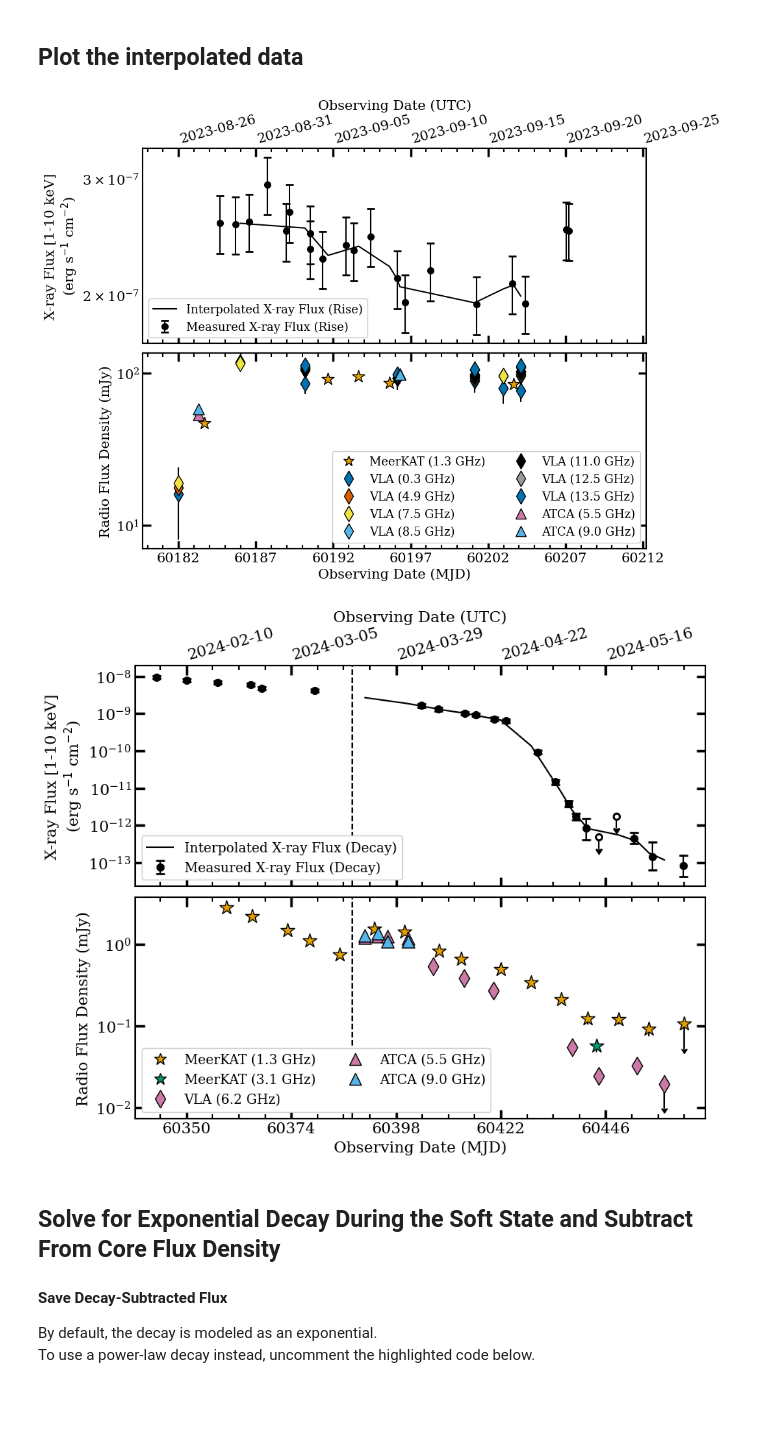
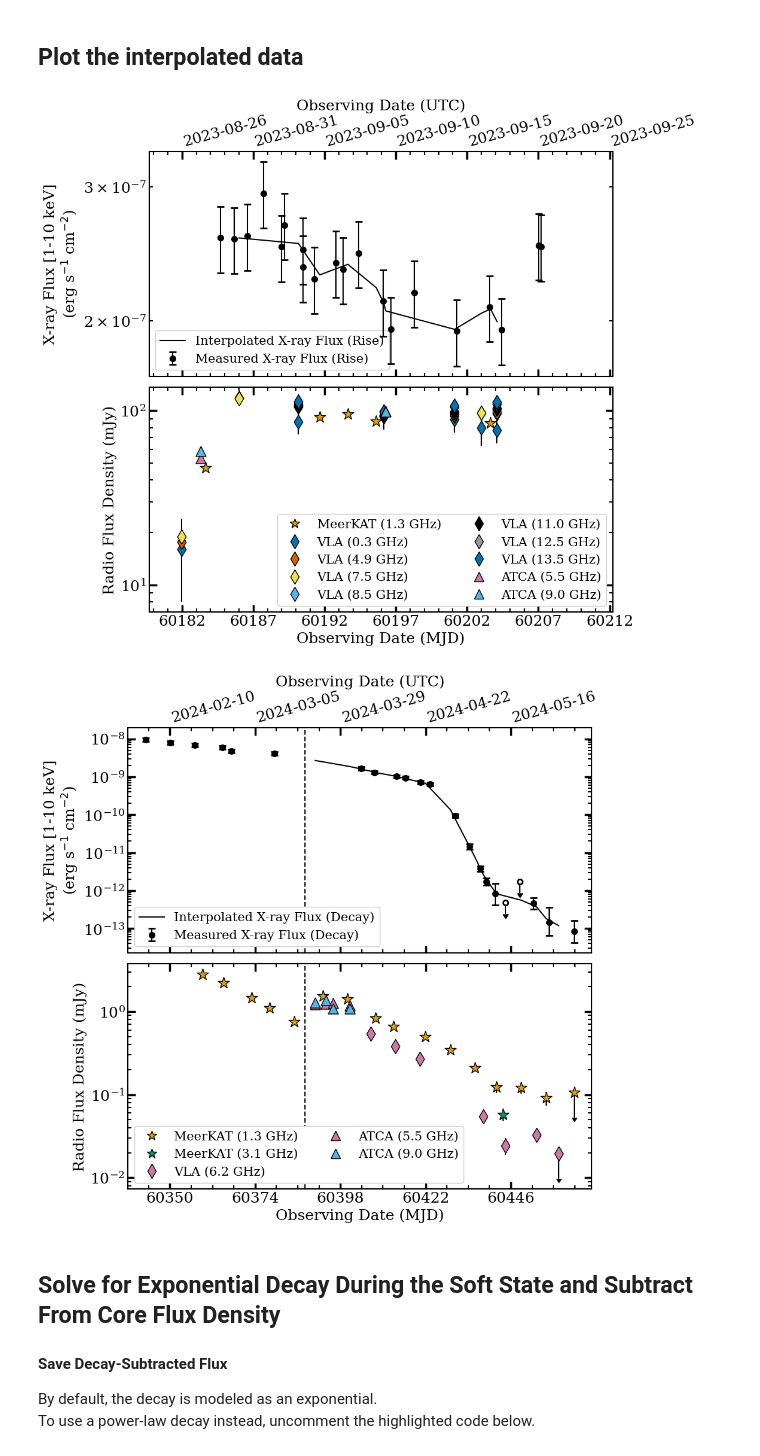
Before and after one commit to AKHughes1994/SwJ1727_2023_Outburst, a Jupyter notebook: RadioXrayCorrelation/SWJ1717_LRLX_Notebook.ipynb, the cells around one changed output. Cells and saved outputs as stored; diff of their text form; code cells hidden in the pictures; blank space fills up the shorter version.

```diff
--- a/RadioXrayCorrelation/SWJ1717_LRLX_Notebook.ipynb
+++ b/RadioXrayCorrelation/SWJ1717_LRLX_Notebook.ipynb
@@ -46,7 +46,7 @@ print(sys.version)
 # %%
 # Formatting opinions
 mpl.rcParams.update(mpl.rcParamsDefault)
-mpl.rcParams['font.size'] = 15
+mpl.rcParams['font.size'] = 18
 mpl.rcParams['font.family'] = 'serif'
 
 mpl.rcParams['ytick.right'] = True
@@ -56,7 +56,7 @@ mpl.rcParams['ytick.labelsize'] = 'medium'
 mpl.rcParams['ytick.major.width'] = 2.5
 mpl.rcParams['ytick.minor.width'] = 1.5
 mpl.rcParams['ytick.major.size'] = 9.0
-mpl.rcParams['ytick.minor.size'] = .0
+mpl.rcParams['ytick.minor.size'] = 4.0
 
 mpl.rcParams['xtick.top'] = True
 mpl.rcParams['xtick.direction'] = 'in'
@@ -225,17 +225,17 @@ legend_elements = [
 ]
 
 # Format individual panels
-ax[0].set_ylabel('MAXI Flux [2-20 keV] \n (count s$^{-1}$ cm$^{-2}$)', fontfamily='serif')
+ax[0].set_ylabel('MAXI Flux [2-20 keV] \n (count s$^{-1}$ cm$^{-2}$)', fontfamily='serif', fontsize=16)
 ax[0].set_yscale('log')
 
-ax[1].set_ylabel('MAXI Hardness Ratio \n ([6-20 keV]/[2-6 keV])', fontfamily='serif')
+ax[1].set_ylabel('MAXI Hardness Ratio \n ([6-20 keV]/[2-6 keV])', fontfamily='serif', fontsize=16)
 ax[1].set_yscale('log')
 
-ax[2].legend(handles=legend_elements, fontsize=12, ncol=1, loc='upper right', framealpha=1.0)
+ax[2].legend(handles=legend_elements, fontsize=15, ncol=1, loc='upper right', framealpha=1.0)
 ax[2].set_yscale('log')
-ax[2].set_ylabel('Radio Flux Density (mJy)')
+ax[2].set_ylabel('Radio Flux Density (mJy)', fontsize=16)
 
-ax[3].set_ylabel('Radio Spectral Index')
+ax[3].set_ylabel('Radio Spectral Index', fontsize=16)
 ax[3].tick_params(labelbottom=False)
 
 # Add color bar for radio frequencies
@@ -700,8 +725,8 @@ def setup_plot(ax, ylabel, legend_elements=None):
     ax[1].set_ylabel('Radio Flux Density (mJy)')
     ax[0].set_ylabel(ylabel)
     if legend_elements is not None:
-        ax[1].legend(handles=legend_elements, fontsize=11, ncol=1, loc='upper right', framealpha=1.0)
-    ax[0].legend(fontsize=13, ncol=1, loc='lower left', framealpha=1.0)
+        ax[1].legend(handles=legend_elements, fontsize=15, ncol=1, loc='upper right', framealpha=1.0)
+    ax[0].legend(fontsize=15, ncol=1, loc='lower left', framealpha=1.0)
     ax[0].set_yscale('log')
     ax[1].set_yscale('log')
     ax[1].tick_params(labelbottom=False)
@@ -710,7 +735,7 @@ def setup_plot(ax, ylabel, legend_elements=None):
 # Plot the Rise Data #
 # ---------------- #
 
-fig, ax = plt.subplots(2, 1, figsize=(10, 8), sharex=True, gridspec_kw={'hspace': 0.05})
+fig, ax = plt.subplots(2, 1, figsize=(10, 10), sharex=True, gridspec_kw={'hspace': 0.05})
 
 plot_xray(ax[0], xrt_rise, xrt_rise_interp, 'Rise')
 cplt, bin_labels, freq_legend_entries = plot_radio_by_freqbin(
@@ -724,7 +749,7 @@ cplt, bin_labels, freq_legend_entries = plot_radio_by_freqbin(
 )
 
 # Add frequency legend (all unique telescope/frequency pairs present)
-ax[1].legend(handles=freq_legend_entries, fontsize=13, ncol=2, loc='lower right', framealpha=1.0)
+ax[1].legend(handles=freq_legend_entries, fontsize=15, ncol=2, loc='lower right', framealpha=1.0)
 
 # Only call setup_plot without legend_elements to avoid overwriting the frequency legend
 setup_plot(ax, 'X-ray Flux [1-10 keV]\n(erg s$^{-1}$ cm$^{-2}$)', legend_elements=None)
@@ -732,37 +757,37 @@ FormatAxis(ax, xrt_rise[0], dt=5, interval=5)
 align_axis_x(ax[0], ax[1])
 plt.savefig('plots/SWJ1717_Interp_Rise.pdf', bbox_inches='tight')
 plt.show()
 
 # ---------------- #
 # Plot the Decay Data #
 # ---------------- #
 
-fig, ax = plt.subplots(2, 1, figsize=(10, 8), sharex=True, gridspec_kw={'hspace': 0.05})
+fig, ax = plt.subplots(2, 1, figsize=(10, 10), sharex=True, gridspec_kw={'hspace': 0.05})
 
 plot_xray(ax[0], xrt_decay, xrt_decay_interp, 'Decay')
 cplt, bin_labels, freq_legend_entries = plot_radio_by_freqbin(
     ax[1],
     [mkat_decay, vla_decay, atca_decay],
     ['MeerKAT', 'VLA', 'ATCA'],
     ['*', 'd', '^'],
     [200, 150, 150],
     bin_width=1.0,
     bin_to_color=BIN_TO_COLOR
 )
 
-ax[1].legend(handles=freq_legend_entries, fontsize=13, ncol=2, loc='lower left', framealpha=1.0)
+ax[1].legend(handles=freq_legend_entries, fontsize=15, ncol=2, loc='lower left', framealpha=1.0)
 
 setup_plot(ax, 'X-ray Flux [1-10 keV]\n(erg s$^{-1}$ cm$^{-2}$)', legend_elements=None)
 transition_date = Time(60388, format='mjd').datetime
 ax[0].axvline(transition_date, ls='--', c='k')
 ax[1].axvline(transition_date, ls='--', c='k')
 FormatAxis(ax, xrt_decay[0], dt=5, interval=24)
 align_axis_x(ax[0], ax[1])
 plt.savefig('plots/SWJ1717_Interp_Decay.pdf', bbox_inches='tight')
 plt.show()
 # %% [output]
-[figure, old version]
+[figure, new version]
-[figure, old version]
+[figure, new version]
 # %% [markdown]
 ## Solve for Exponential Decay During the Soft State and Subtract From Core Flux Density
 
```
Also changed, not shown: parts of 9 cells of this notebook, 7 other files.
